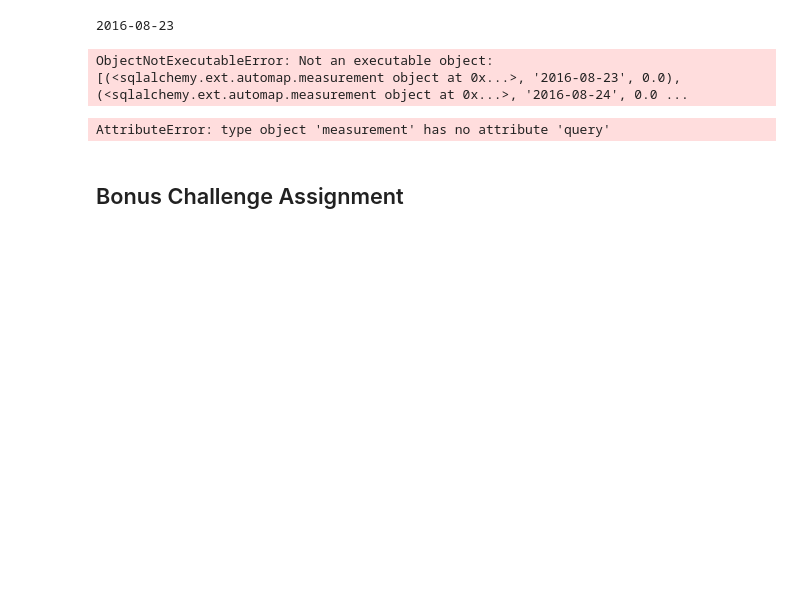
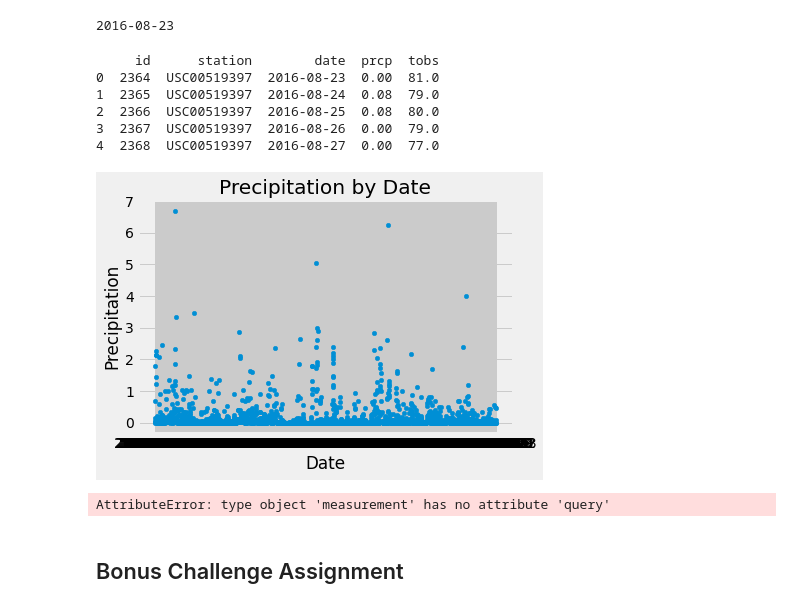
Before and after one commit to RebelDroid09/sqlalchemy-challenge, a Jupyter notebook: climate_starter.ipynb, the cells around one changed output. Drawn from its saved outputs; the diff is of its cells as text; code cells hidden in the pictures; blank space fills up the shorter version.

Commit message:
Update climate_starter.ipynb
Finished initial pandas data plotting

```diff
--- a/climate_starter.ipynb
+++ b/climate_starter.ipynb
@@ -67,11 +60,28 @@ print(finalDate.date())
 # %% [output]
 2016-08-23
 # %%
-last12MonthsData = session.query(measurements, measurements.date, measurements.prcp).filter(measurements.date >= finalDate.date()).all()
+last12MonthsData = session.query(measurements, measurements.date, measurements.prcp).filter(measurements.date >= finalDate.date())
 # %%
-resultSet = pd.read_sql(last12MonthsData, session.bind)
+resultSet = pd.read_sql(last12MonthsData.statement, session.bind)
-# %% [output]
-ObjectNotExecutableError: Not an executable object: [(<sqlalchemy.ext.automap.measurement object at 0x...>, '2016-08-23', 0.0), (<sqlalchemy.ext.automap.measurement object at 0x...>, '2016-08-24', 0.0 ...
+# %%
+print(resultSet.head())
+# %% [output]
+     id      station        date  prcp  tobs
+0  2364  USC00519397  2016-08-23  0.00  81.0
+1  2365  USC00519397  2016-08-24  0.08  79.0
+2  2366  USC00519397  2016-08-25  0.08  80.0
+3  2367  USC00519397  2016-08-26  0.00  79.0
+4  2368  USC00519397  2016-08-27  0.00  77.0
+# %%
+sortedFrame = resultSet.sort_values(by='date')
+# %%
+sortedFrame.plot(kind='scatter', x='date', y='prcp')
+plt.title('Precipitation by Date')
+plt.xlabel('Date')
+plt.ylabel('Precipitation')
+plt.show()
+# %% [output]
+[figure, added]
 # %%
 # Design a query to retrieve the last 12 months of precipitation data and plot the results
 
```
Also changed, not shown: parts of 2 cells of this notebook.
